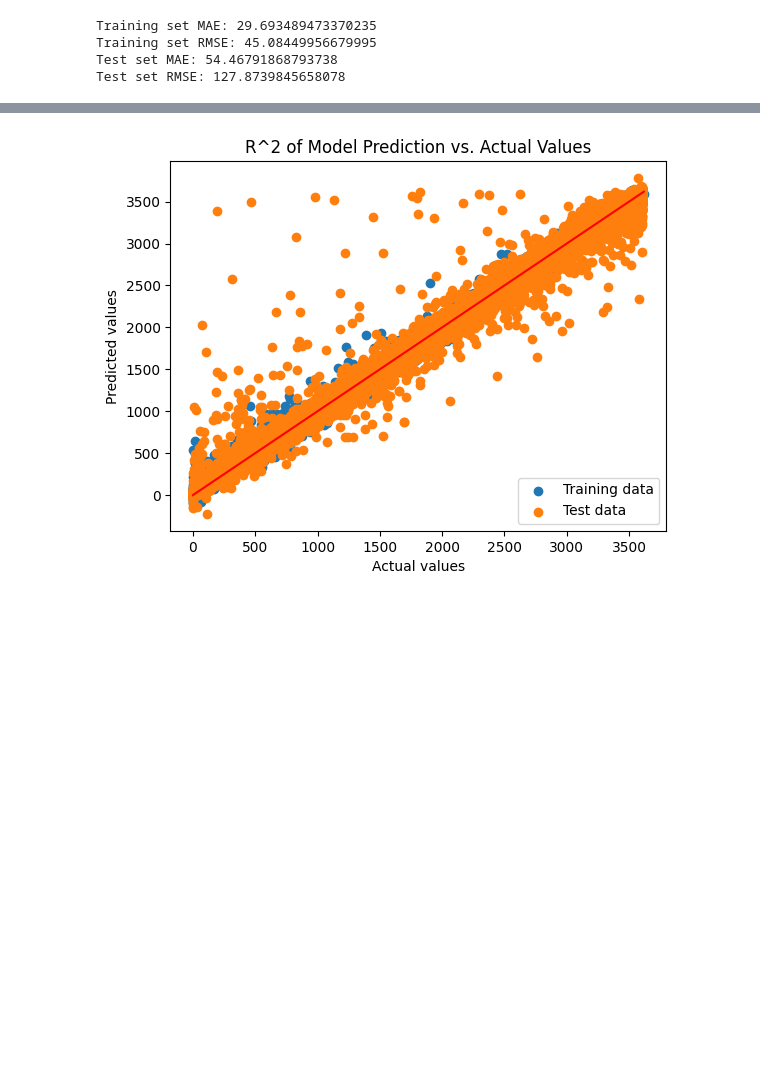
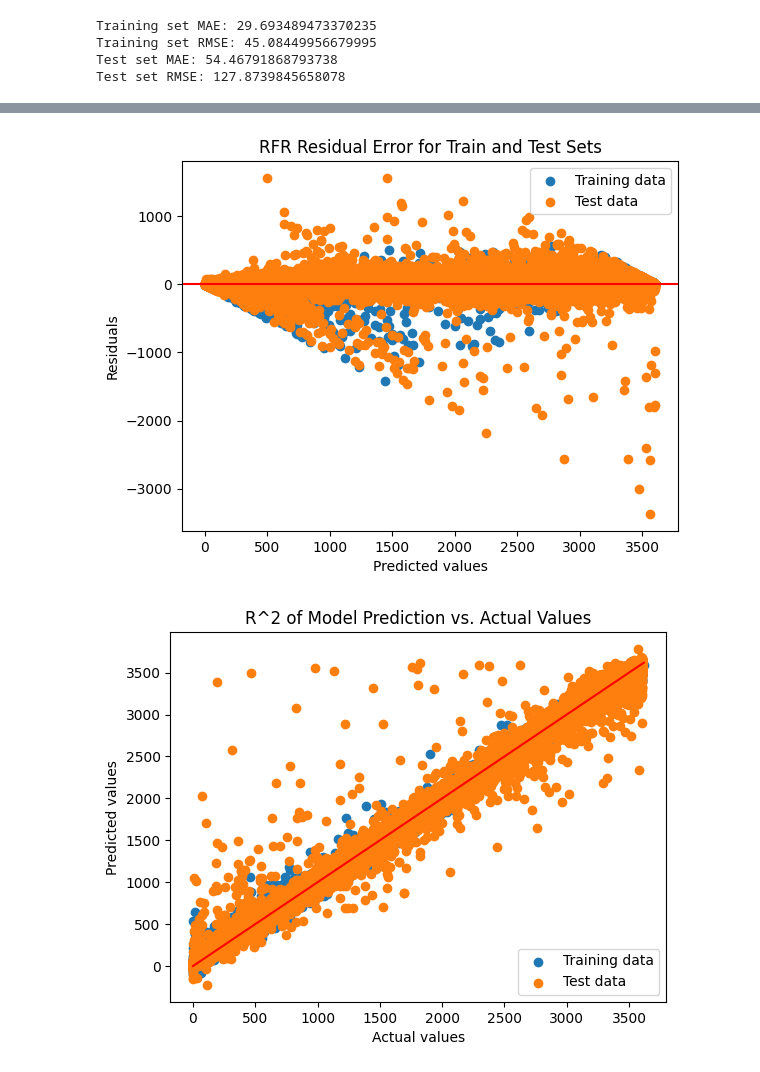
Before and after one commit to btschneid/TheVisionariesProject, a Jupyter notebook: model.ipynb, the cells around one changed output, grey strips where cells are left out. Saved outputs shown, nothing was run; the diff lists cells and outputs as text; code cells hidden in the pictures; blank space fills up the shorter version.

```diff
--- a/model.ipynb
+++ b/model.ipynb
@@ -342,3 +342,17 @@ plt.show()
+# %%
+residual_trainRFR = ytrainRFR - ypredTrainRFR
+residual_testRFR = ytestRFR - y_predRFR
+
+plt.scatter(ypredTrainRFR, residual_trainRFR, label='Training data')
+plt.scatter(y_predRFR, residual_testRFR, label='Test data')
+plt.axhline(y=0, color='r', linestyle='-')
+plt.title('RFR Residual Error for Train and Test Sets')
+plt.xlabel('Predicted values')
+plt.ylabel('Residuals')
+plt.legend()
+plt.show()
+# %% [output]
+[figure, added]
 # %%
 plt.scatter(ytrainGBR, ypredTrainGBR, label='Training data')
 plt.scatter(ytestGBR, y_predGBR, label='Test data')
```
Also changed, not shown: parts of 3 cells of this notebook.
